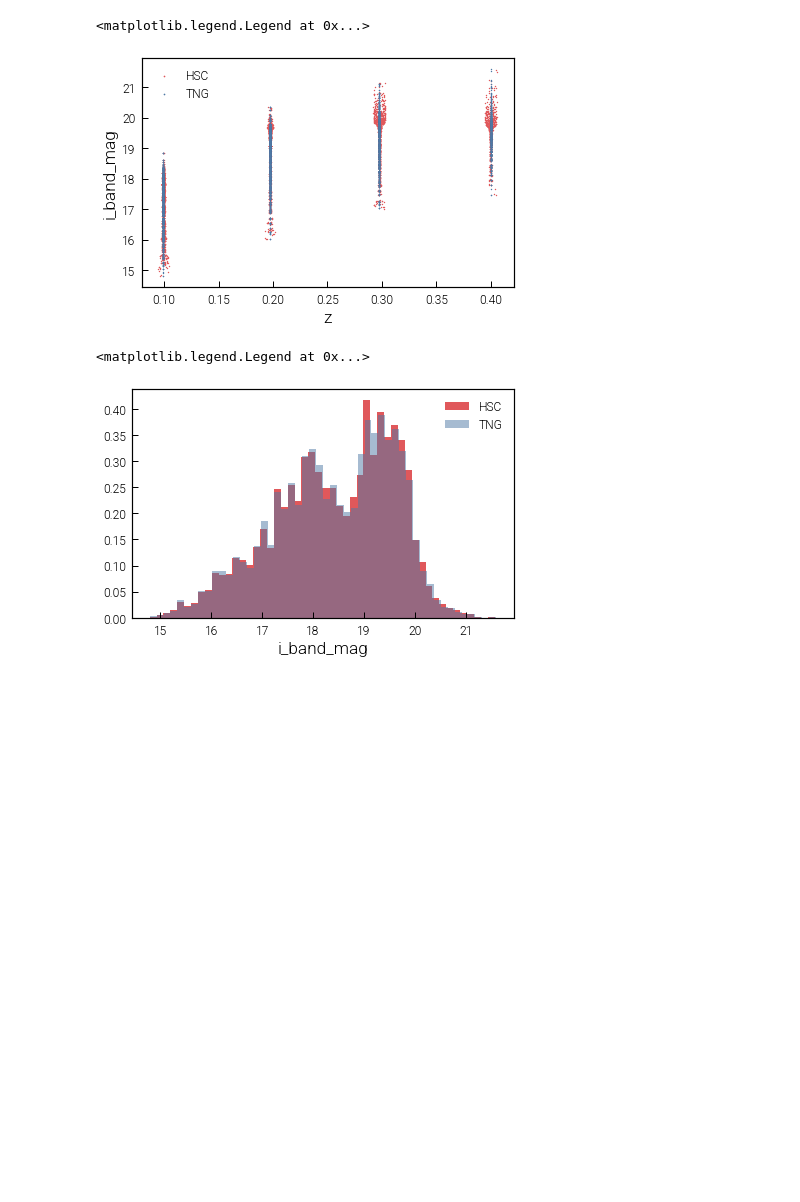
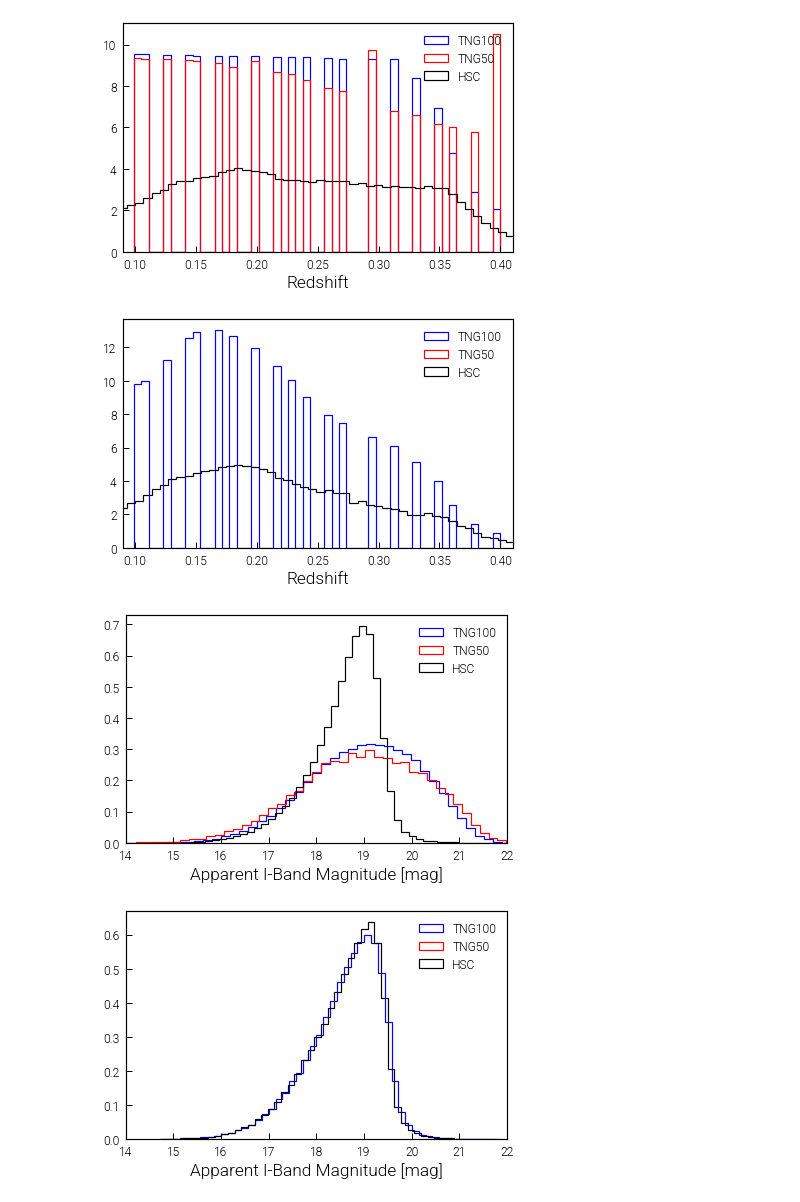
Before and after one commit to milchada/icm-clr, a Jupyter notebook: scripts/preprocessing/matching.ipynb, the cells around one changed output. Drawn from its saved outputs; the diff is of its cells as text; code cells hidden in the pictures; blank space fills up the shorter version.

Commit message:
update matching plots

```diff
--- a/scripts/preprocessing/matching.ipynb
+++ b/scripts/preprocessing/matching.ipynb
@@ -88,19 +1,45 @@ df1_matched = df1_matched[["photoz", "i_cmodel_mag_ge"]]
-# %%
-import matplotlib.pyplot as plt
-plt.scatter(df1_matched["photoz"], df1_matched["i_cmodel_mag_ge"], s=2, label="HSC")
-plt.scatter(df2_matched["z"], df2_matched["i_band_mag_dust_apparent"], s=2, label="TNG")
-plt.xlabel("z")
-plt.ylabel("i_band_mag")
-plt.legend()
-# %% [output]
-<matplotlib.legend.Legend at 0x...>
-[figure, removed]
-# %%
-bins = 50
-plt.hist(df1_matched["i_cmodel_mag_ge"], density=True, label="HSC", bins=bins)
-plt.hist(df2_matched["i_band_mag_dust_apparent"], density=True, alpha=0.5, label="TNG", bins=bins)
-plt.xlabel("i_band_mag")
-plt.legend()
-# %% [output]
-<matplotlib.legend.Legend at 0x...>
-[figure, removed]
+# %%
+import matplotlib.pyplot as plt
+import pandas as pd
+import numpy as np
+
+df_unmatched_TNG100 = pd.read_csv("../../dataset_raw/HSC_TNG100/label.csv")
+df_unmatched_TNG50 = pd.read_csv("../../dataset_raw/HSC_TNG50/label.csv")
+df_unmatched_HSC = pd.read_csv("../../dataset_raw/HSC/label.csv")
+
+df = pd.read_csv("../../dataset/m_train.csv")
+HSC_mask = df["dataset"] == 'HSC'
+TNG50_mask = df["dataset"] == 'HSC_TNG50'
+TNG100_mask = df["dataset"] == 'HSC_TNG100'
+df_matched_HSC= df[HSC_mask]
+df_matched_TNG50 = df[TNG50_mask]
+df_matched_TNG100 = df[TNG100_mask]
+# %%
+HSC_label = ["photoz", "i_cmodel_mag_ge", "petro_90_light"]
+TNG_label = ['z', 'i_band_mag_dust_apparent', 'petro_90_light']
+label = ['Redshift', 'Apparent I-Band Magnitude [mag]', 'Petrosian $90 \%$ radius [pixel]']
+limits = [[0.09, 0.41],[14,22],[0,100]]
+# %%
+for hl, tl, l, lim in zip(HSC_label, TNG_label, label, limits):
+    BINS = 50
+
+    plt.hist(df_unmatched_TNG100[tl], density=True, label="TNG100", bins=BINS, histtype='step', edgecolor='blue', linewidth=1.2)
+    plt.hist(df_unmatched_TNG50[tl], density=True, label="TNG50", bins=BINS, histtype='step', edgecolor='red', linewidth=1.2)
+    plt.hist(df_unmatched_HSC[hl], density=True, label="HSC", bins=BINS, histtype='step', edgecolor='black', linewidth=1.2)
+    plt.xlabel(l)
+    plt.xlim(lim)
+    plt.legend()
+    plt.show()
+
+    plt.hist(df_matched_TNG100[tl], density=True, label="TNG100", bins=BINS, histtype='step', edgecolor='blue', linewidth=1.2)
+    plt.hist(df_matched_TNG50[tl], density=True, label="TNG50", bins=BINS, histtype='step', edgecolor='red', linewidth=1.2)
+    plt.hist(df_matched_HSC[hl], density=True, label="HSC", bins=BINS, histtype='step', edgecolor='black', linewidth=1.2)
+    plt.xlabel(l)
+    plt.xlim(lim)
+    plt.legend()
+    plt.show()
+# %% [output]
+[figure, added]
+[figure, added]
+[figure, added]
+[figure, added]
```
Also changed, not shown: parts of 8 cells of this notebook.
